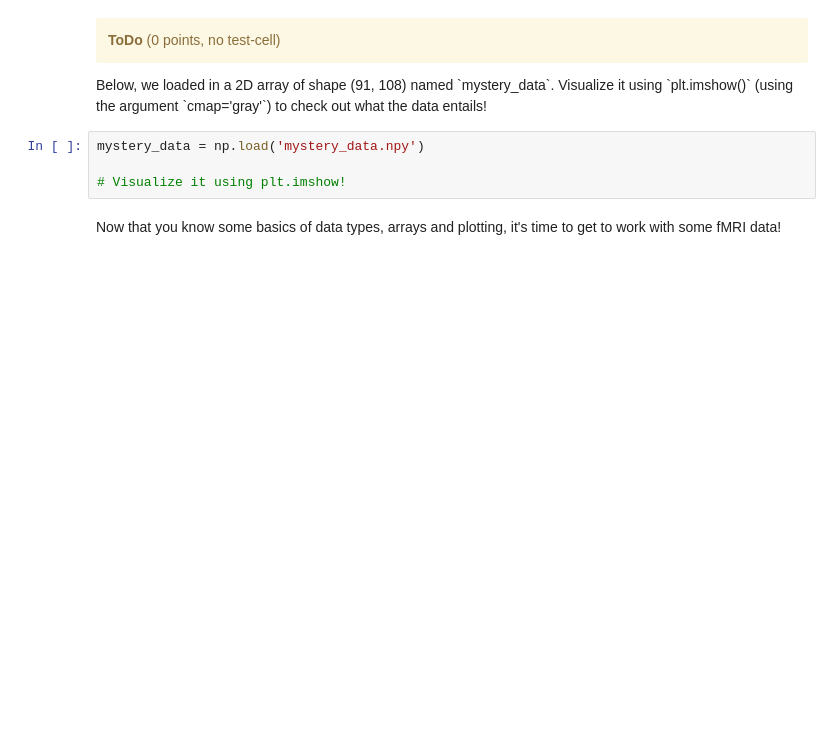
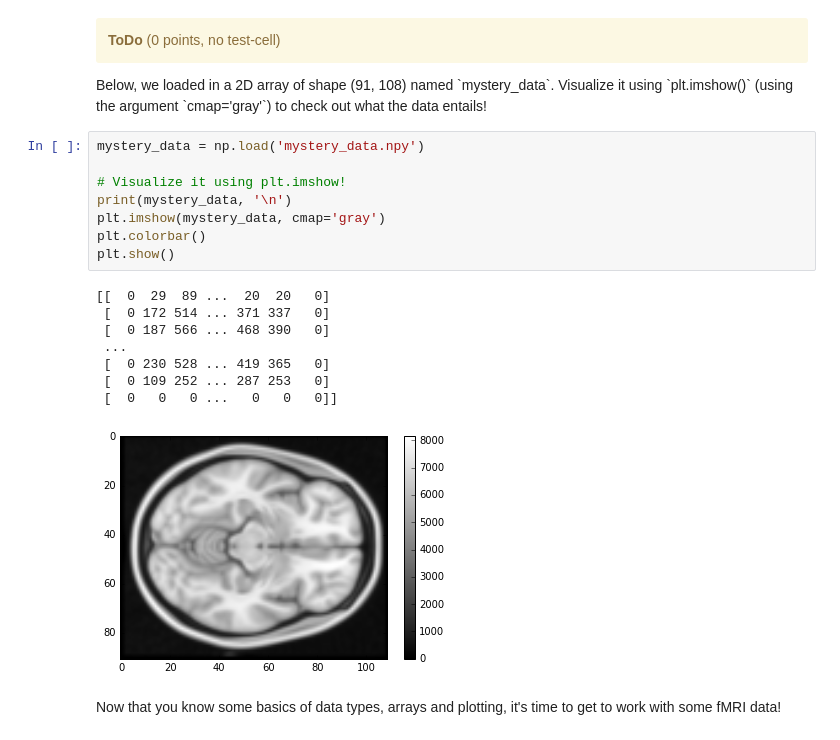
Before and after one commit to MCaviezel/python_workshop-Basel, a Jupyter notebook: python_tutorial.ipynb, the cells around one changed output. Cells and saved outputs as stored; diff of their text form; blank space fills up the shorter version.

```diff
--- a/python_tutorial.ipynb
+++ b/python_tutorial.ipynb
@@ -2839,7 +3002,20 @@ Below, we loaded in a 2D array of shape (91, 108) named `mystery_data`. Visualiz
 # %%
 mystery_data = np.load('mystery_data.npy')
 
 # Visualize it using plt.imshow!
+print(mystery_data, '\n')
+plt.imshow(mystery_data, cmap='gray')
+plt.colorbar()
+plt.show()
+# %% [output]
+[[  0  29  89 ...  20  20   0]
+ [  0 172 514 ... 371 337   0]
+ [  0 187 566 ... 468 390   0]
+ ...
+ [  0 230 528 ... 419 365   0]
+ [  0 109 252 ... 287 253   0]
+ [  0   0   0 ...   0   0   0]]
+[figure, added]
 # %% [markdown]
 Now that you know some basics of data types, arrays and plotting, it's time to get to work with some fMRI data!
 # %% [markdown]
```
Also changed, not shown: parts of 19 cells of this notebook.
